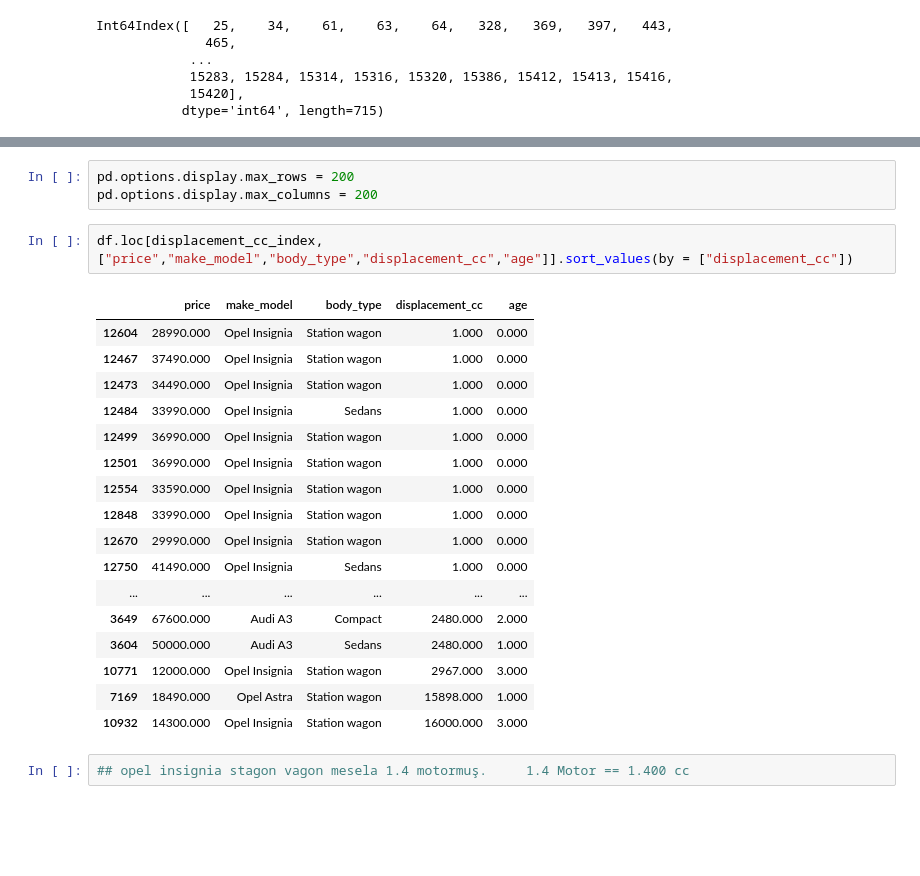
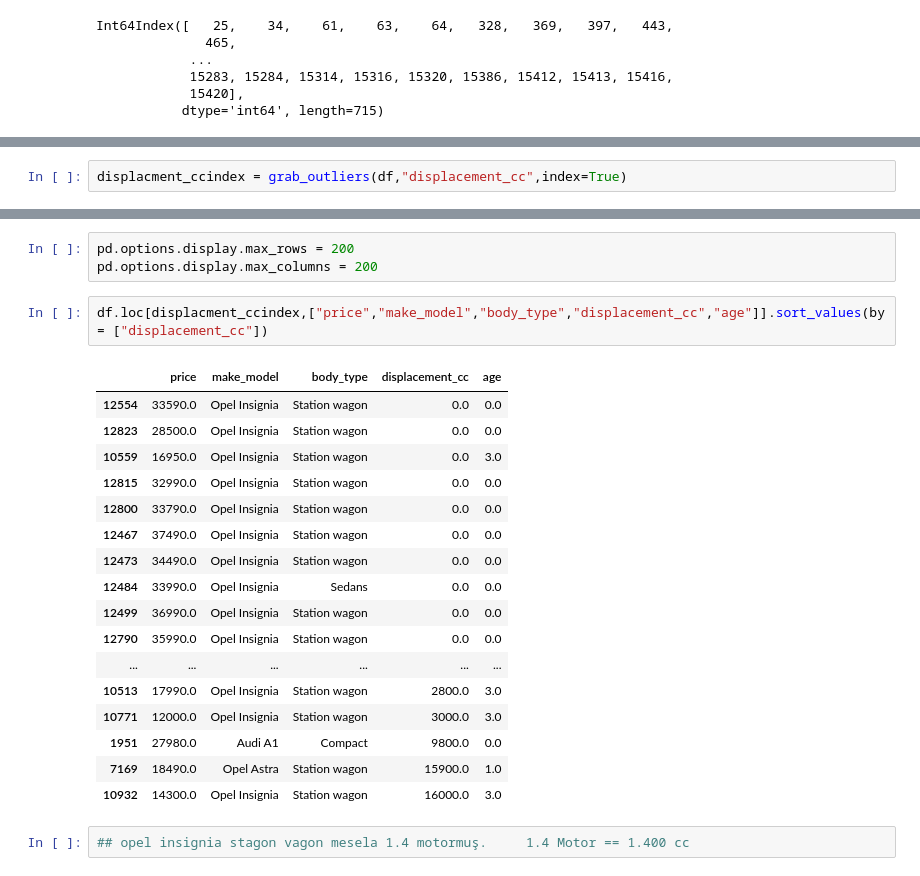
Before and after one commit to B-dogan/Capstone-Projects-Data-Analysis, a Jupyter notebook: Handling_With_Outliers.ipynb, the cells around one changed output, grey strips where cells are left out. Cells and saved outputs as stored; diff of their text form; blank space fills up the shorter version.

```diff
--- a/Handling_With_Outliers.ipynb
+++ b/Handling_With_Outliers.ipynb
@@ -576,0 +625,2 @@ df["displacement_cc"].max()
+# %%
+displacment_ccindex = grab_outliers(df,"displacement_cc",index=True)
@@ -603,25 +679,25 @@ displacement_cc_index =   grab_outliers(df,"displacement_cc",index=True)
-# %%
-pd.options.display.max_rows = 200
-pd.options.display.max_columns = 200
+# %%
+pd.options.display.max_rows = 200
+pd.options.display.max_columns = 200
 # %%
-df.loc[displacement_cc_index,["price","make_model","body_type","displacement_cc","age"]].sort_values(by = ["displacement_cc"])
+df.loc[displacment_ccindex,["price","make_model","body_type","displacement_cc","age"]].sort_values(by = ["displacement_cc"])
 # %% [output]
 |  | price | make_model | body_type | displacement_cc | age |
-| 12604 | 28990.000 | Opel Insignia | Station wagon | 1.000 | 0.000 |
-| 12467 | 37490.000 | Opel Insignia | Station wagon | 1.000 | 0.000 |
-| 12473 | 34490.000 | Opel Insignia | Station wagon | 1.000 | 0.000 |
-| 12484 | 33990.000 | Opel Insignia | Sedans | 1.000 | 0.000 |
-| 12499 | 36990.000 | Opel Insignia | Station wagon | 1.000 | 0.000 |
-| 12501 | 36990.000 | Opel Insignia | Station wagon | 1.000 | 0.000 |
-| 12554 | 33590.000 | Opel Insignia | Station wagon | 1.000 | 0.000 |
-| 12848 | 33990.000 | Opel Insignia | Station wagon | 1.000 | 0.000 |
-| 12670 | 29990.000 | Opel Insignia | Station wagon | 1.000 | 0.000 |
-| 12750 | 41490.000 | Opel Insignia | Sedans | 1.000 | 0.000 |
+| 12554 | 33590.0 | Opel Insignia | Station wagon | 0.0 | 0.0 |
+| 12823 | 28500.0 | Opel Insignia | Station wagon | 0.0 | 0.0 |
+| 10559 | 16950.0 | Opel Insignia | Station wagon | 0.0 | 3.0 |
+| 12815 | 32990.0 | Opel Insignia | Station wagon | 0.0 | 0.0 |
+| 12800 | 33790.0 | Opel Insignia | Station wagon | 0.0 | 0.0 |
+| 12467 | 37490.0 | Opel Insignia | Station wagon | 0.0 | 0.0 |
+| 12473 | 34490.0 | Opel Insignia | Station wagon | 0.0 | 0.0 |
+| 12484 | 33990.0 | Opel Insignia | Sedans | 0.0 | 0.0 |
+| 12499 | 36990.0 | Opel Insignia | Station wagon | 0.0 | 0.0 |
+| 12790 | 35990.0 | Opel Insignia | Station wagon | 0.0 | 0.0 |
 | ... | ... | ... | ... | ... | ... |
-| 3649 | 67600.000 | Audi A3 | Compact | 2480.000 | 2.000 |
-| 3604 | 50000.000 | Audi A3 | Sedans | 2480.000 | 1.000 |
-| 10771 | 12000.000 | Opel Insignia | Station wagon | 2967.000 | 3.000 |
-| 7169 | 18490.000 | Opel Astra | Station wagon | 15898.000 | 1.000 |
-| 10932 | 14300.000 | Opel Insignia | Station wagon | 16000.000 | 3.000 |
+| 10513 | 17990.0 | Opel Insignia | Station wagon | 2800.0 | 3.0 |
+| 10771 | 12000.0 | Opel Insignia | Station wagon | 3000.0 | 3.0 |
+| 1951 | 27980.0 | Audi A1 | Compact | 9800.0 | 0.0 |
+| 7169 | 18490.0 | Opel Astra | Station wagon | 15900.0 | 1.0 |
+| 10932 | 14300.0 | Opel Insignia | Station wagon | 16000.0 | 3.0 |
 # %%
 ## opel insignia stagon vagon mesela 1.4 motormuş.     1.4 Motor == 1.400 cc
```
Also changed, not shown: parts of 131 cells of this notebook, 2 other files.
